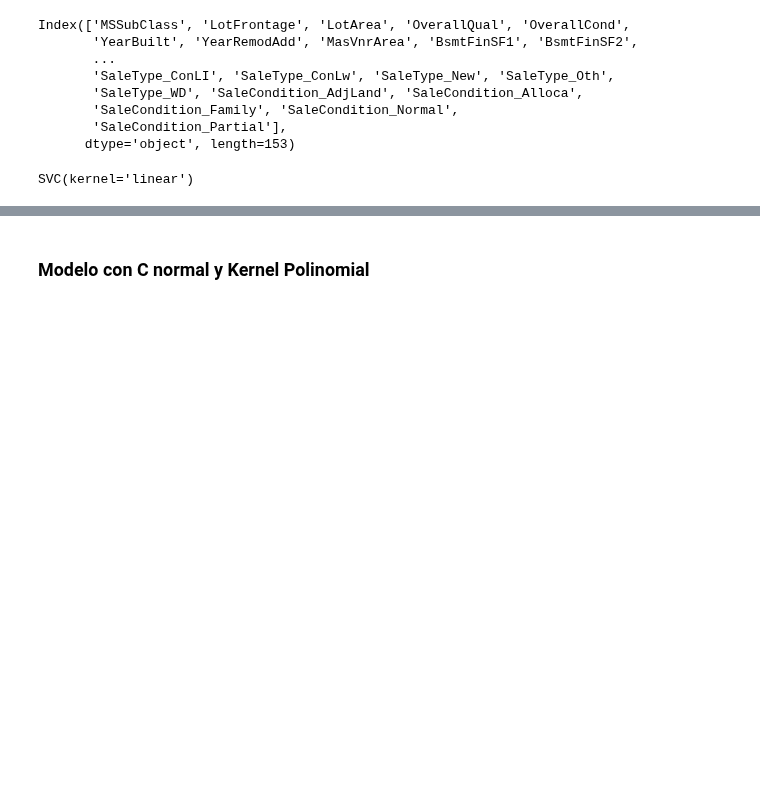
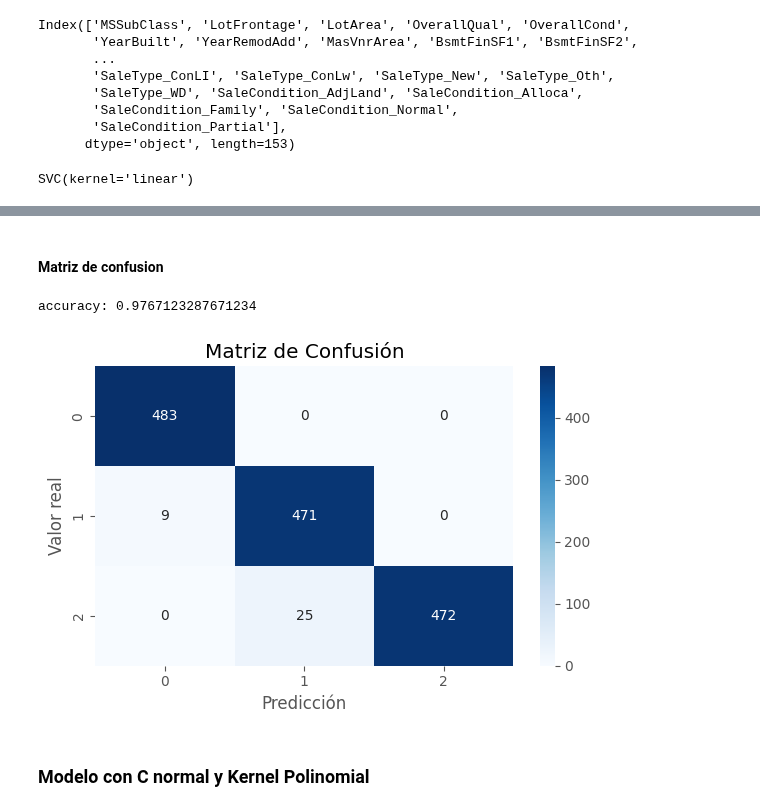
Before and after one commit to xtsebas/Houses_Prices, a Jupyter notebook: SVM.ipynb, the cells around one changed output, grey strips where cells are left out. Saved outputs shown, nothing was run; the diff lists cells and outputs as text; code cells hidden in the pictures; blank space fills up the shorter version.

Commit message:
feat: matriz de confusion para modelos

```diff
--- a/SVM.ipynb
+++ b/SVM.ipynb
@@ -225,3 +225,21 @@ modelo.score(data_test,target_test)
+# %% [markdown]
+#### Matriz de confusion
+# %%
+from sklearn.model_selection import cross_validate, cross_val_predict
+from sklearn.metrics import  confusion_matrix
+import seaborn as sns
+cv = 10
+cv_results = cross_validate(modelo,data, target, cv=cv)
+cv_results = pd.DataFrame(cv_results)
+print("accuracy: "+str(cv_results['test_score'].mean()))
+# %% [output]
+accuracy: 0.9767123287671234
+# %%
+target_pred = cross_val_predict(modelo, data, target, cv = cv)
+cm = confusion_matrix(target, target_pred)
+cm
+# %% [output]
+[figure, added]
 # %% [markdown]
 ### Modelo con C normal y Kernel Polinomial
 # %%
```
Also changed, not shown: parts of 8 cells of this notebook.
